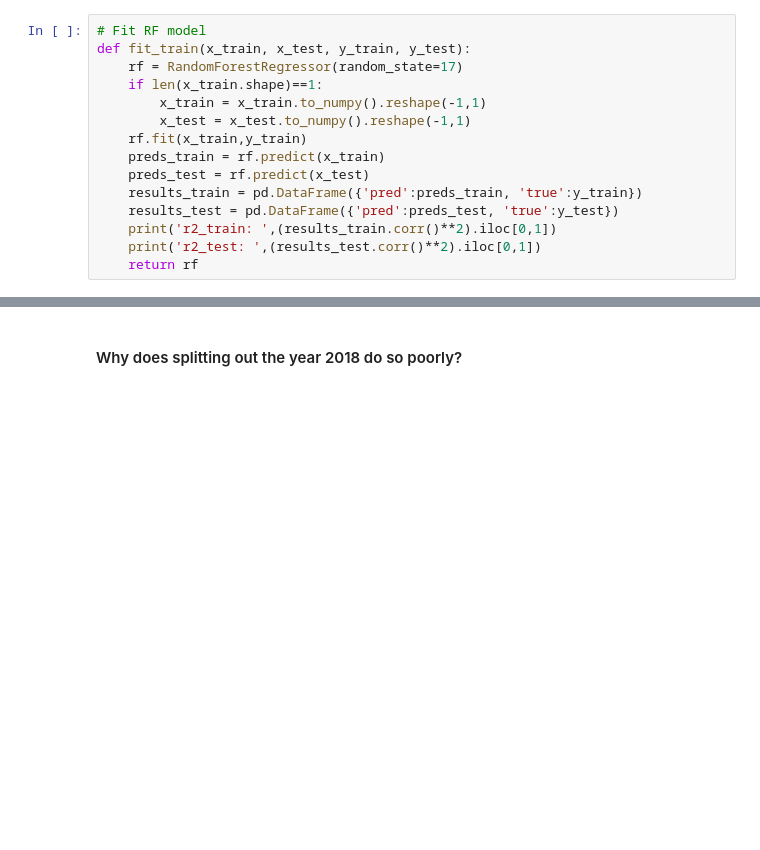
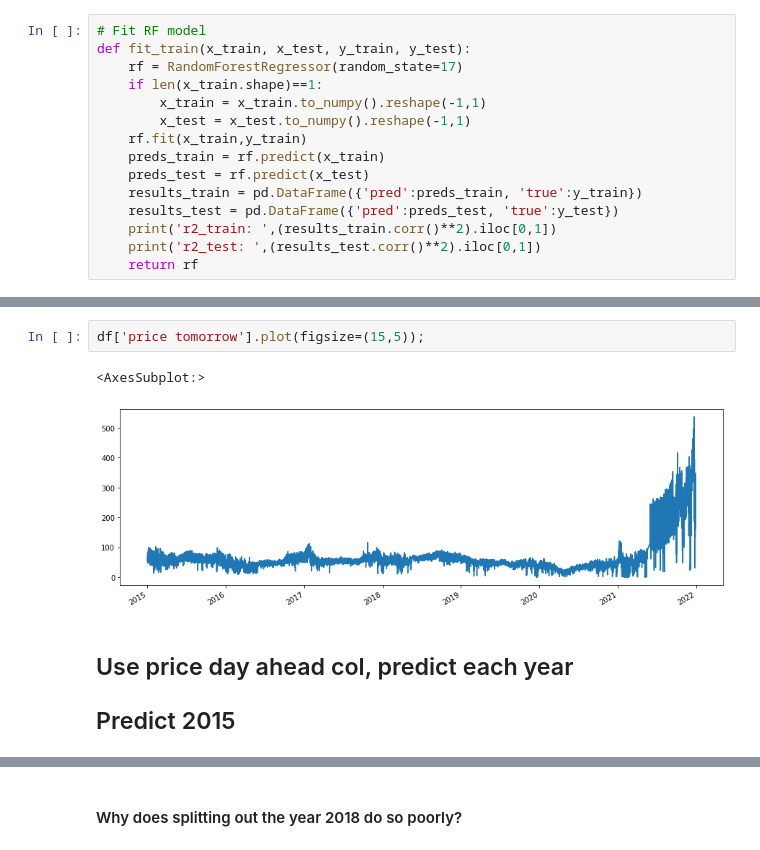
Before and after one commit to EvanHolder/Predicting-Energy-Markets-in-Spain, a Jupyter notebook: notebooks/EDA_energy.ipynb, the cells around one changed output, grey strips where cells are left out. Cells and saved outputs as stored; diff of their text form; blank space fills up the shorter version.

```diff
--- a/notebooks/EDA_energy.ipynb
+++ b/notebooks/EDA_energy.ipynb
@@ -208,0 +319,9 @@ r2_test:  0.3265396852844339
+# %%
+df['price tomorrow'].plot(figsize=(15,5));
+# %% [output]
+<AxesSubplot:>
+[figure, added]
+# %% [markdown]
+## Use price day ahead col, predict each year
+
+## Predict 2015
```
Also changed, not shown: parts of 88 cells of this notebook.
